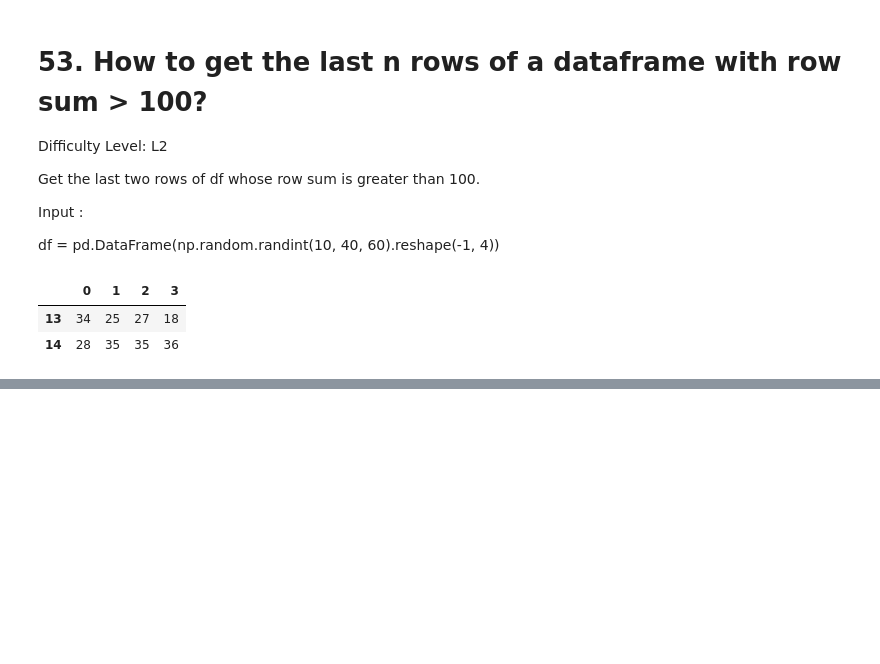
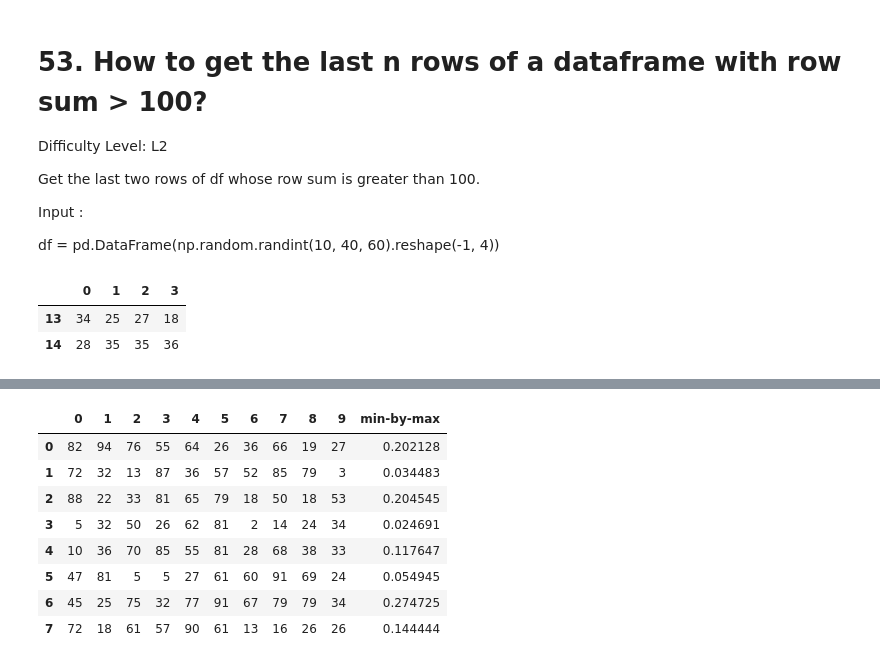
Before and after one commit to SmainK/Python-Exercices, a Jupyter notebook: Pandas exercices/101 Pandas Exercises.ipynb, the cells around one changed output, grey strips where cells are left out. Drawn from its saved outputs; the diff is of its cells as text; code cells hidden in the pictures; blank space fills up the shorter version.

```diff
--- a/Pandas exercices/101 Pandas Exercises.ipynb
+++ b/Pandas exercices/101 Pandas Exercises.ipynb
@@ -1177,0 +1242,14 @@ df.iloc[np.where(rowsums > 100)]
+# %%
+df = pd.DataFrame(np.random.randint(1,100, 80).reshape(8, -1))
+df['min-by-max'] = df.apply(lambda x: x.min()/x.max(), axis = 1)
+df
+# %% [output]
+|  | 0 | 1 | 2 | 3 | 4 | 5 | 6 | 7 | 8 | 9 | min-by-max |
+| 0 | 82 | 94 | 76 | 55 | 64 | 26 | 36 | 66 | 19 | 27 | 0.202128 |
+| 1 | 72 | 32 | 13 | 87 | 36 | 57 | 52 | 85 | 79 | 3 | 0.034483 |
+| 2 | 88 | 22 | 33 | 81 | 65 | 79 | 18 | 50 | 18 | 53 | 0.204545 |
+| 3 | 5 | 32 | 50 | 26 | 62 | 81 | 2 | 14 | 24 | 34 | 0.024691 |
+| 4 | 10 | 36 | 70 | 85 | 55 | 81 | 28 | 68 | 38 | 33 | 0.117647 |
+| 5 | 47 | 81 | 5 | 5 | 27 | 61 | 60 | 91 | 69 | 24 | 0.054945 |
+| 6 | 45 | 25 | 75 | 32 | 77 | 91 | 67 | 79 | 79 | 34 | 0.274725 |
+| 7 | 72 | 18 | 61 | 57 | 90 | 61 | 13 | 16 | 26 | 26 | 0.144444 |
```
Also changed, not shown: parts of 22 cells of this notebook.
